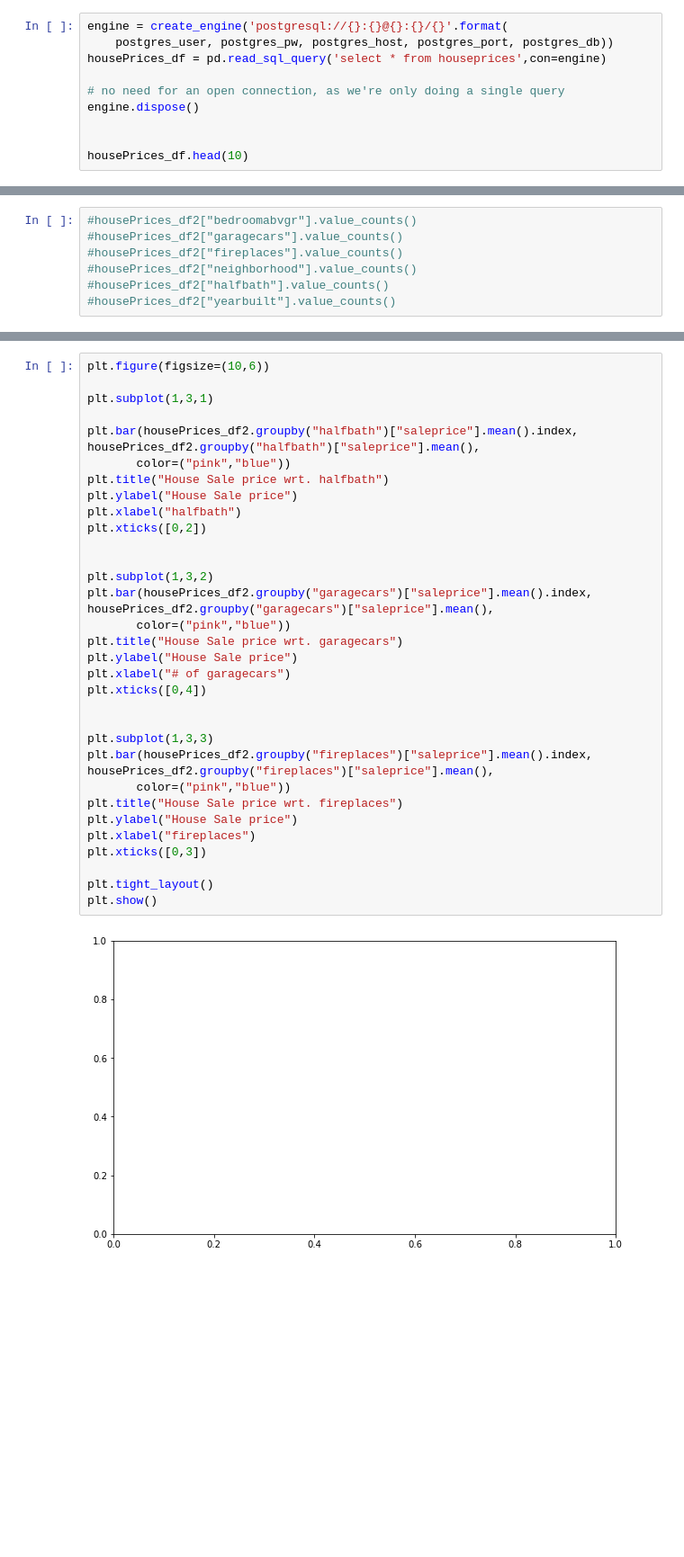
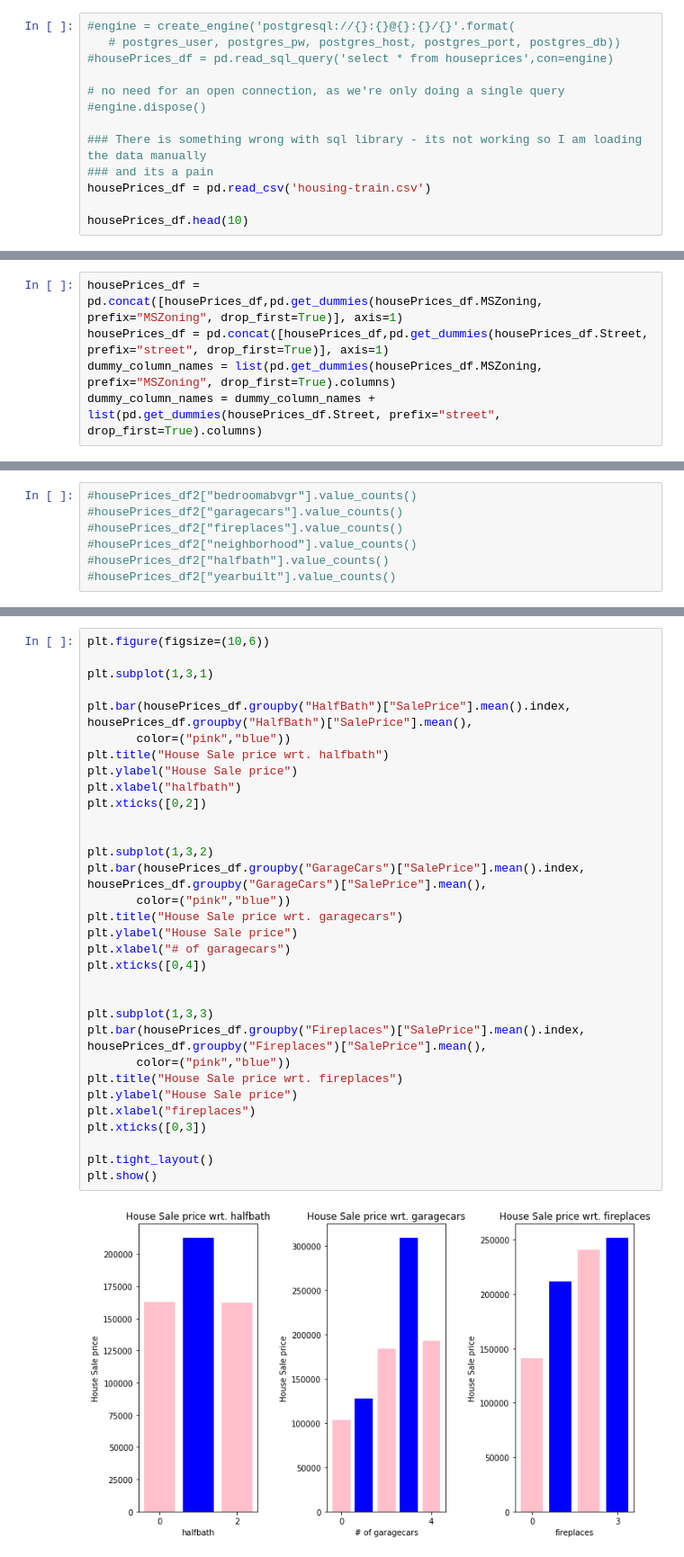
Before and after one commit to tparveen/TF-DataScience, a Jupyter notebook: 18-Supervised_learning_Regression_problems/18-2-Drill-OLS-ordinary-least-squares.ipynb, the cells around one changed output, grey strips where cells are left out. Shown at 90% size. Cells and saved outputs as stored; diff of their text form; blank space fills up the shorter version.

```diff
--- a/18-Supervised_learning_Regression_problems/18-2-Drill-OLS-ordinary-least-squares.ipynb
+++ b/18-Supervised_learning_Regression_problems/18-2-Drill-OLS-ordinary-least-squares.ipynb
@@ -45,11 +50,14 @@ postgres_db = 'houseprices'
 # %%
-engine = create_engine('postgresql://{}:{}@{}:{}/{}'.format(
-    postgres_user, postgres_pw, postgres_host, postgres_port, postgres_db))
-housePrices_df = pd.read_sql_query('select * from houseprices',con=engine)
+#engine = create_engine('postgresql://{}:{}@{}:{}/{}'.format(
+   # postgres_user, postgres_pw, postgres_host, postgres_port, postgres_db))
+#housePrices_df = pd.read_sql_query('select * from houseprices',con=engine)
 
 # no need for an open connection, as we're only doing a single query
-engine.dispose()
+#engine.dispose()
 
+### There is something wrong with sql library - its not working so I am loading the data manually
+### and its a pain
+housePrices_df = pd.read_csv('housing-train.csv')
 
 housePrices_df.head(10)
 # %% [output]
@@ -146,2 +234,7 @@ plt.show()
+# %%
+housePrices_df = pd.concat([housePrices_df,pd.get_dummies(housePrices_df.MSZoning, prefix="MSZoning", drop_first=True)], axis=1)
+housePrices_df = pd.concat([housePrices_df,pd.get_dummies(housePrices_df.Street, prefix="street", drop_first=True)], axis=1)
+dummy_column_names = list(pd.get_dummies(housePrices_df.MSZoning, prefix="MSZoning", drop_first=True).columns)
+dummy_column_names = dummy_column_names + list(pd.get_dummies(housePrices_df.Street, prefix="street", drop_first=True).columns)
 # %% [markdown]
 ### Look at some of the features that can effect house price
@@ -199,34 +322,34 @@ TypeError: unsupported operand type(s) for -: 'str' and 'float'
 # %%
 plt.figure(figsize=(10,6))
 
 plt.subplot(1,3,1)
 
-plt.bar(housePrices_df2.groupby("halfbath")["saleprice"].mean().index, housePrices_df2.groupby("halfbath")["saleprice"].mean(),
+plt.bar(housePrices_df.groupby("HalfBath")["SalePrice"].mean().index, housePrices_df.groupby("HalfBath")["SalePrice"].mean(),
        color=("pink","blue"))
 plt.title("House Sale price wrt. halfbath")
 plt.ylabel("House Sale price")
 plt.xlabel("halfbath")
 plt.xticks([0,2])
 
 
 plt.subplot(1,3,2)
-plt.bar(housePrices_df2.groupby("garagecars")["saleprice"].mean().index, housePrices_df2.groupby("garagecars")["saleprice"].mean(),
+plt.bar(housePrices_df.groupby("GarageCars")["SalePrice"].mean().index, housePrices_df.groupby("GarageCars")["SalePrice"].mean(),
        color=("pink","blue"))
 plt.title("House Sale price wrt. garagecars")
 plt.ylabel("House Sale price")
 plt.xlabel("# of garagecars")
 plt.xticks([0,4])
 
 
 plt.subplot(1,3,3)
-plt.bar(housePrices_df2.groupby("fireplaces")["saleprice"].mean().index, housePrices_df2.groupby("fireplaces")["saleprice"].mean(),
+plt.bar(housePrices_df.groupby("Fireplaces")["SalePrice"].mean().index, housePrices_df.groupby("Fireplaces")["SalePrice"].mean(),
        color=("pink","blue"))
 plt.title("House Sale price wrt. fireplaces")
 plt.ylabel("House Sale price")
 plt.xlabel("fireplaces")
 plt.xticks([0,3])
 
 plt.tight_layout()
 plt.show()
 # %% [output]
-[figure, old version]
+[figure, new version]
```
Also changed, not shown: parts of 30 cells of this notebook.
